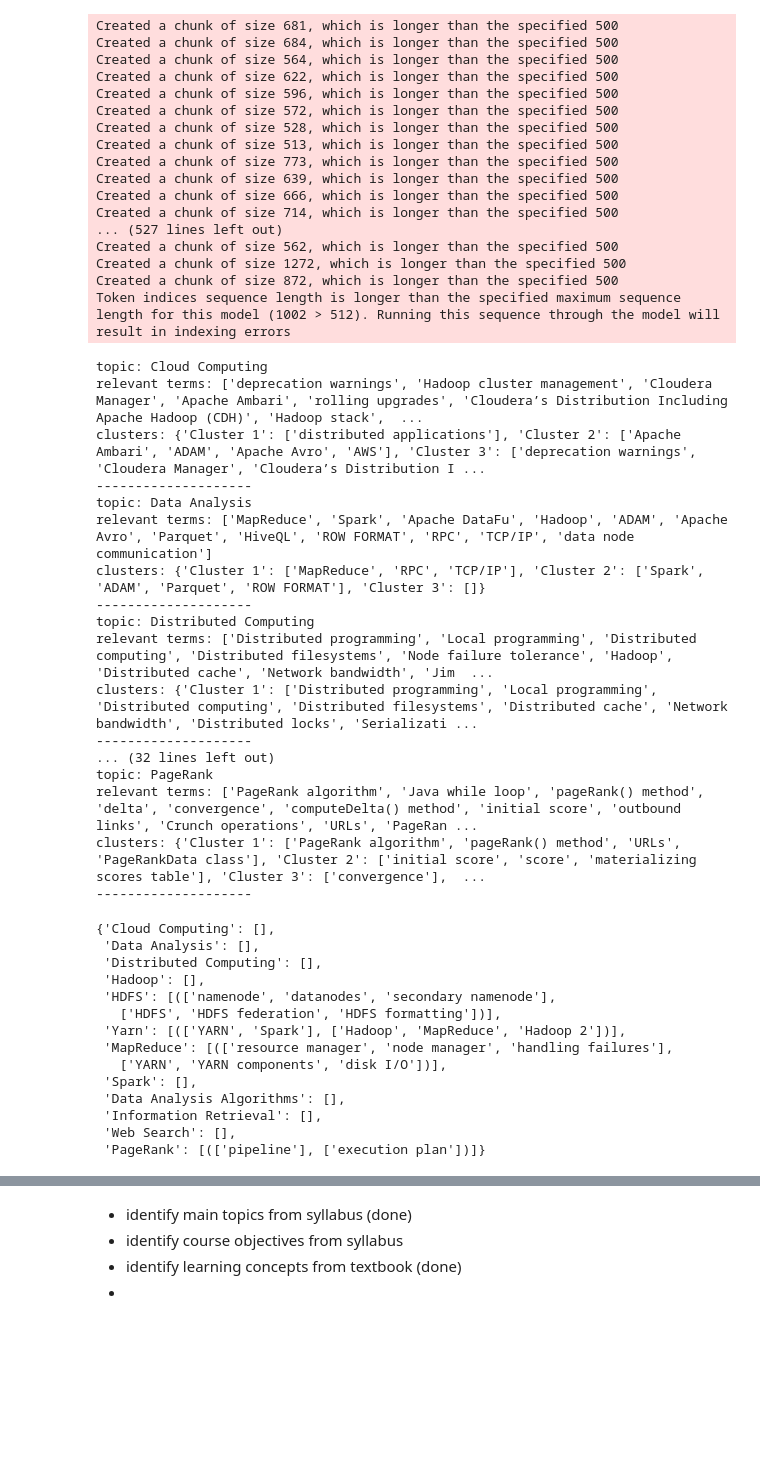
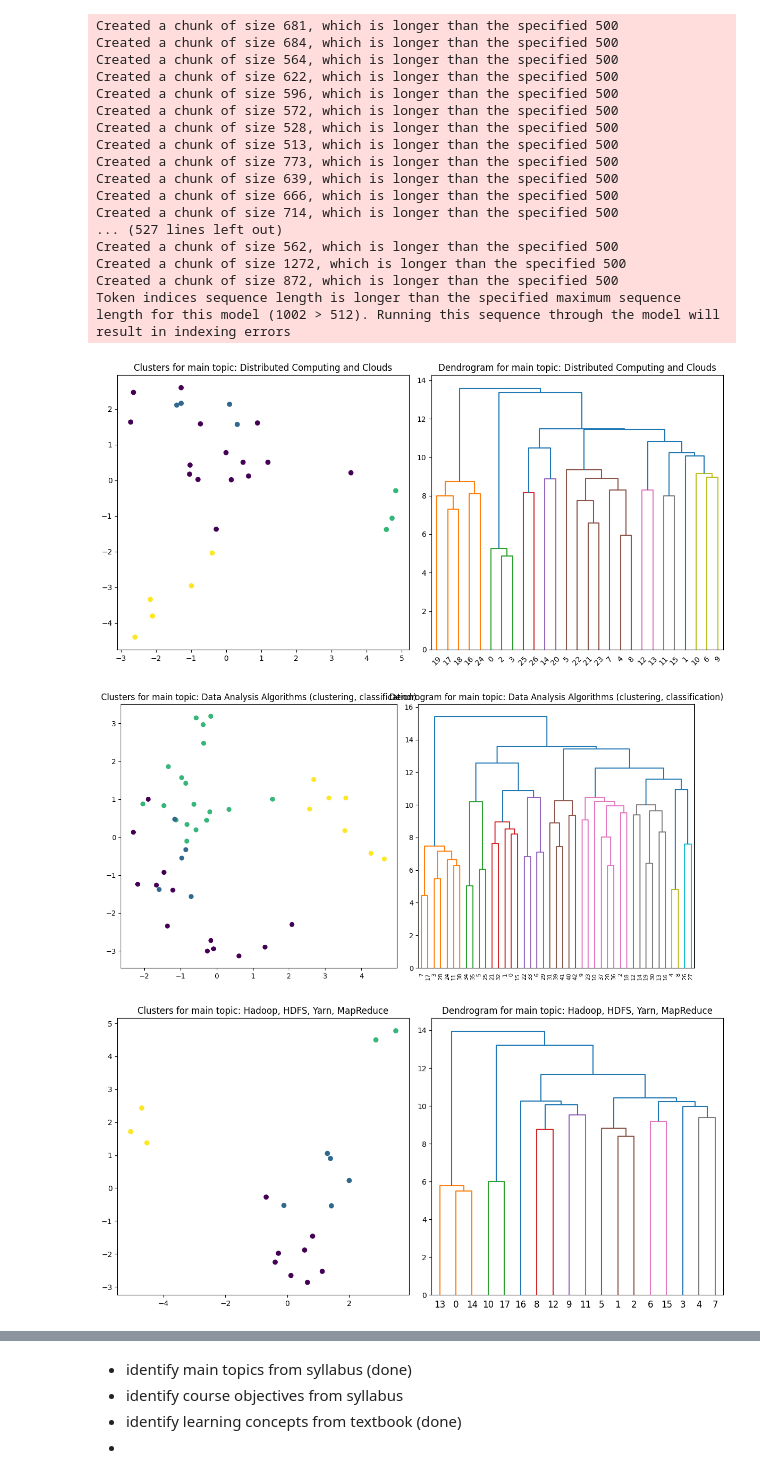
Before and after one commit to zhutchens/relation_extraction, a Jupyter notebook: testing.ipynb, the cells around one changed output, grey strips where cells are left out. Saved outputs shown, nothing was run; the diff lists cells and outputs as text; code cells hidden in the pictures; blank space fills up the shorter version.

Commit message:
added syllabus pipeline and evaluation script, visualization for hierarchies, clustering, and more!

```diff
--- a/testing.ipynb
+++ b/testing.ipynb
@@ -146,14 +148,14 @@ hadoop_chapters = [
     'Cascading'
 ]
 
-hadoop_extractor = relationExtractor(
-                                    hadoop_chapters,
-                                    500,
-                                    100,
-                                    OpenAIModel(),
-                                    os.getenv('hadoop'),
-                                    'data/Syllabus for 202380-Fall 2023-ITCS-3190-001-Cloud Comp for Data Analysis.pdf'
-                                    )
+hadoop_extractor = RAGKGGenerator(
+    hadoop_chapters,
+    500,
+    100,
+    OpenAIModel(),
+    os.getenv('hadoop'),
+    'data/Syllabus for 202380-Fall 2023-ITCS-3190-001-Cloud Comp for Data Analysis.pdf'
+)
 # %% [output]
 Created a chunk of size 681, which is longer than the specified 500
 Created a chunk of size 684, which is longer than the specified 500
@@ -173,39 +175,5 @@ Created a chunk of size 1272, which is longer than the specified 500
 Created a chunk of size 872, which is longer than the specified 500
 Token indices sequence length is longer than the specified maximum sequence length for this model (1002 > 512). Running this sequence through the model will result in indexing errors
 # %%
-clusters, is_a_relationships, topic_objectives, syllabus_objectives, main_topics = hadoop_extractor.syllabus_pipline()
+# clusters, is_a_relationships, topic_objectives, syllabus_objectives, main_topics = hadoop_extractor.syllabus_pipline()
+kg = hadoop_extractor.syllabus_pipline()
-# %% [output]
-topic: Cloud Computing
-relevant terms: ['deprecation warnings', 'Hadoop cluster management', 'Cloudera Manager', 'Apache Ambari', 'rolling upgrades', 'Cloudera’s Distribution Including Apache Hadoop (CDH)', 'Hadoop stack',  ...
-clusters: {'Cluster 1': ['distributed applications'], 'Cluster 2': ['Apache Ambari', 'ADAM', 'Apache Avro', 'AWS'], 'Cluster 3': ['deprecation warnings', 'Cloudera Manager', 'Cloudera’s Distribution I ...
---------------------
-topic: Data Analysis
-relevant terms: ['MapReduce', 'Spark', 'Apache DataFu', 'Hadoop', 'ADAM', 'Apache Avro', 'Parquet', 'HiveQL', 'ROW FORMAT', 'RPC', 'TCP/IP', 'data node communication']
-clusters: {'Cluster 1': ['MapReduce', 'RPC', 'TCP/IP'], 'Cluster 2': ['Spark', 'ADAM', 'Parquet', 'ROW FORMAT'], 'Cluster 3': []}
---------------------
-topic: Distributed Computing
-relevant terms: ['Distributed programming', 'Local programming', 'Distributed computing', 'Distributed filesystems', 'Node failure tolerance', 'Hadoop', 'Distributed cache', 'Network bandwidth', 'Jim  ...
-clusters: {'Cluster 1': ['Distributed programming', 'Local programming', 'Distributed computing', 'Distributed filesystems', 'Distributed cache', 'Network bandwidth', 'Distributed locks', 'Serializati ...
---------------------
-... (32 lines left out)
-topic: PageRank
-relevant terms: ['PageRank algorithm', 'Java while loop', 'pageRank() method', 'delta', 'convergence', 'computeDelta() method', 'initial score', 'outbound links', 'Crunch operations', 'URLs', 'PageRan ...
-clusters: {'Cluster 1': ['PageRank algorithm', 'pageRank() method', 'URLs', 'PageRankData class'], 'Cluster 2': ['initial score', 'score', 'materializing scores table'], 'Cluster 3': ['convergence'],  ...
---------------------
-# %%
-is_a_relationships
-# %% [output]
-{'Cloud Computing': [],
- 'Data Analysis': [],
- 'Distributed Computing': [],
- 'Hadoop': [],
- 'HDFS': [(['namenode', 'datanodes', 'secondary namenode'],
-   ['HDFS', 'HDFS federation', 'HDFS formatting'])],
- 'Yarn': [(['YARN', 'Spark'], ['Hadoop', 'MapReduce', 'Hadoop 2'])],
- 'MapReduce': [(['resource manager', 'node manager', 'handling failures'],
-   ['YARN', 'YARN components', 'disk I/O'])],
- 'Spark': [],
- 'Data Analysis Algorithms': [],
- 'Information Retrieval': [],
- 'Web Search': [],
- 'PageRank': [(['pipeline'], ['execution plan'])]}
@@ -211,0 +184,6 @@ is_a_relationships
+# %%
+hadoop_extractor.visualize_hierarchy('', 'cluster map')
+# %% [output]
+[figure, added]
+[figure, added]
+[figure, added]
```
Also changed, not shown: parts of 8 cells of this notebook, 8 other files.
